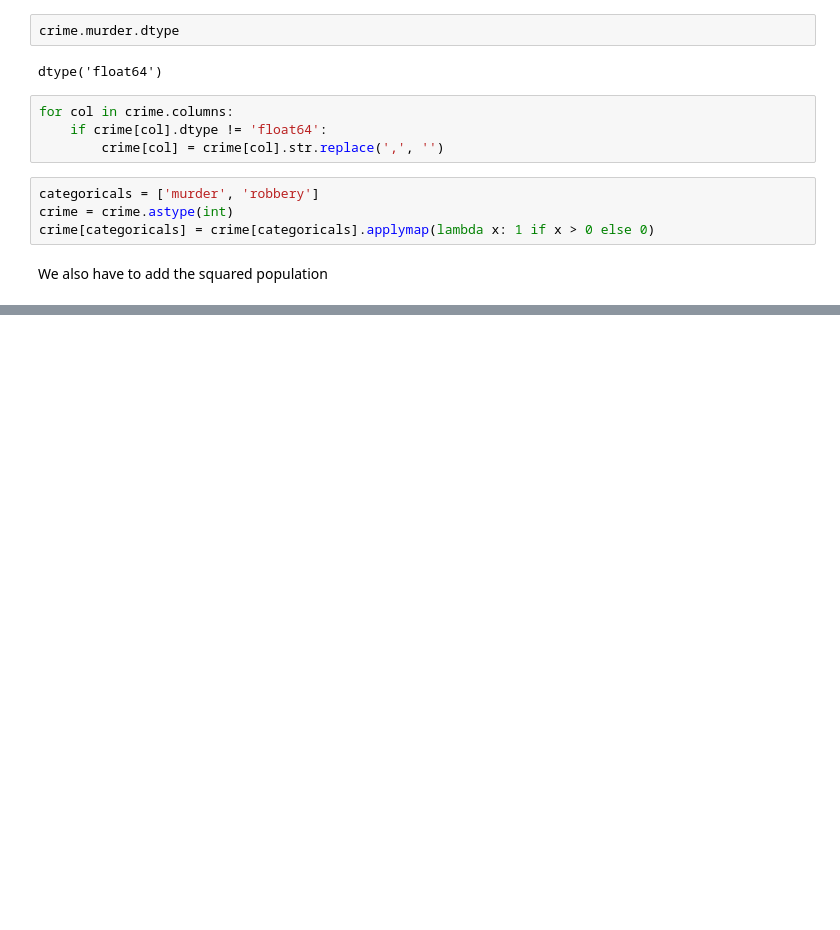
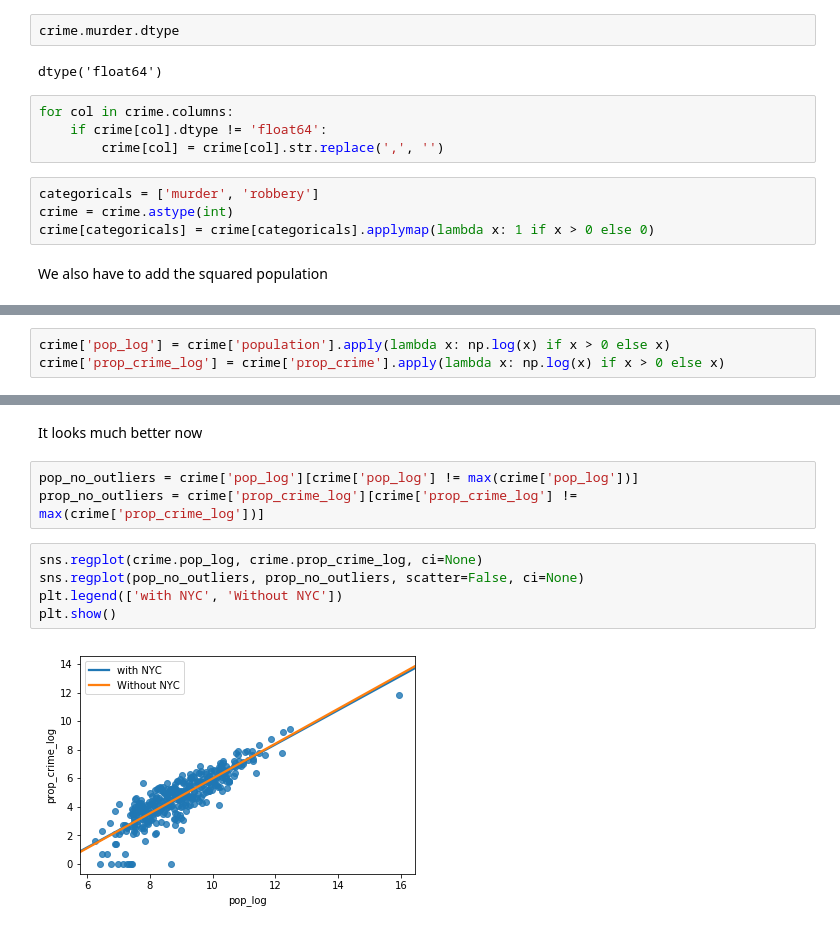
Before and after one commit to gbetegon/thinkful_exercises, a Jupyter notebook: 3_bootcamp/U2L4/Linear Regression.ipynb, the cells around one changed output, grey strips where cells are left out. Cells and saved outputs as stored; diff of their text form; blank space fills up the shorter version.

```diff
--- a/3_bootcamp/U2L4/Linear Regression.ipynb
+++ b/3_bootcamp/U2L4/Linear Regression.ipynb
@@ -120,0 +133,3 @@ crime
+# %%
+crime['pop_log'] = crime['population'].apply(lambda x: np.log(x) if x > 0 else x)
+crime['prop_crime_log'] = crime['prop_crime'].apply(lambda x: np.log(x) if x > 0 else x)
@@ -120,0 +148,12 @@ crime
+# %% [markdown]
+It looks much better now
+# %%
+pop_no_outliers = crime['pop_log'][crime['pop_log'] != max(crime['pop_log'])]
+prop_no_outliers = crime['prop_crime_log'][crime['prop_crime_log'] != max(crime['prop_crime_log'])]
+# %%
+sns.regplot(crime.pop_log, crime.prop_crime_log, ci=None)
+sns.regplot(pop_no_outliers, prop_no_outliers, scatter=False, ci=None)
+plt.legend(['with NYC', 'Without NYC'])
+plt.show()
+# %% [output]
+[figure, added]
```
Also changed, not shown: parts of 33 cells of this notebook.
